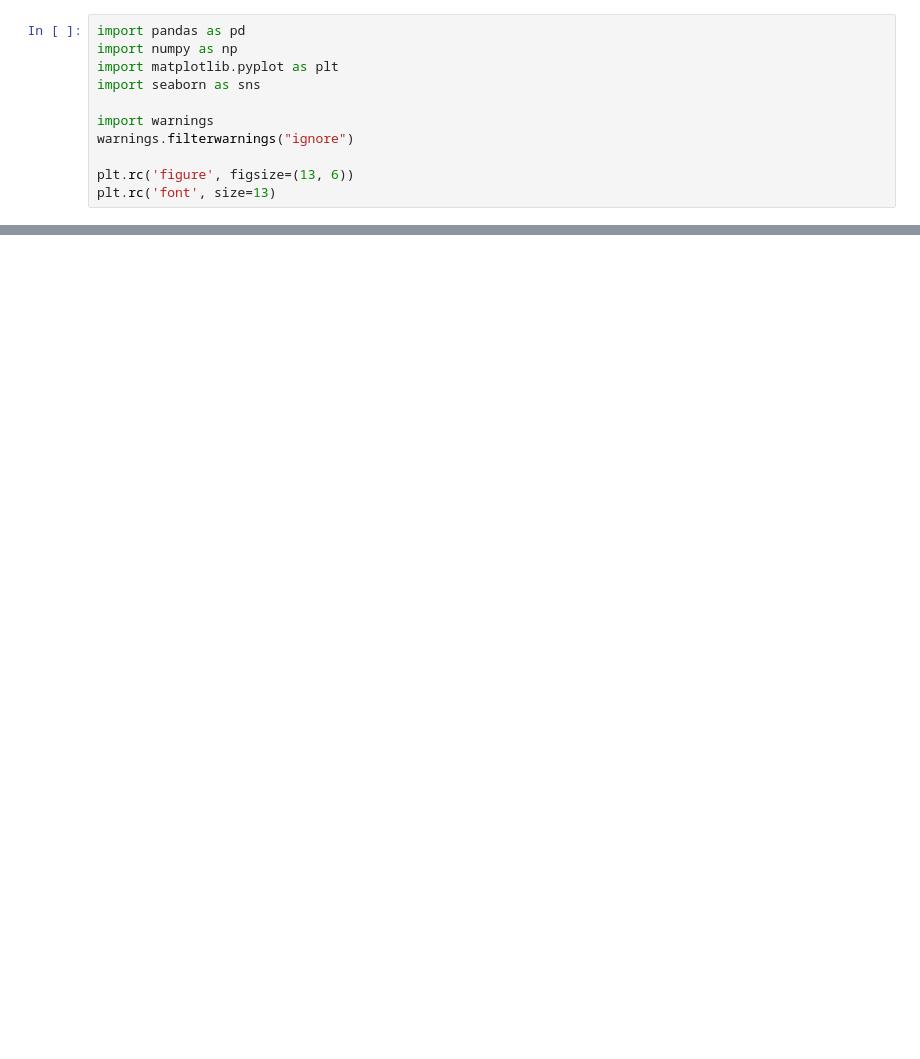
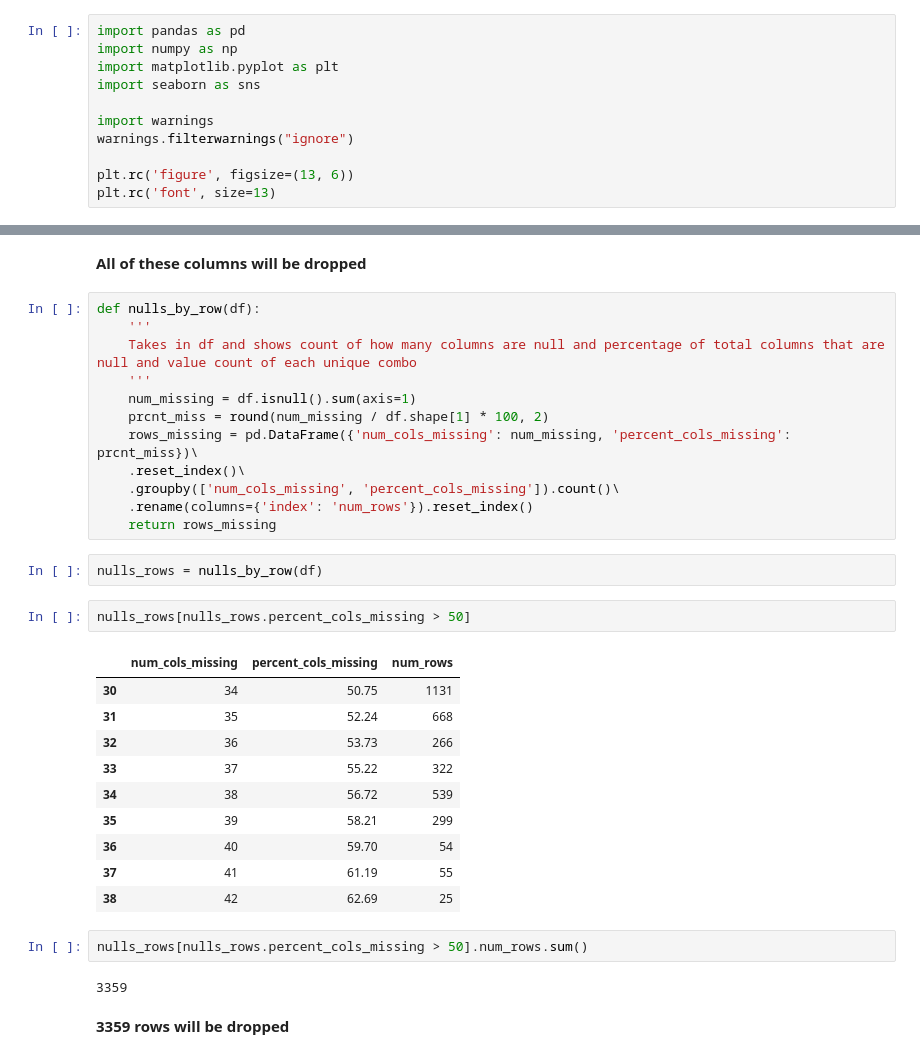
Before and after one commit to adam-talbot/used-cars-regression, a Jupyter notebook: scratchpad.ipynb, the cells around one changed output, grey strips where cells are left out. Cells and saved outputs as stored; diff of their text form; blank space fills up the shorter version.

```diff
--- a/scratchpad.ipynb
+++ b/scratchpad.ipynb
@@ -41,0 +110,35 @@ Name: city, dtype: int64
+# %% [markdown]
+**All of these columns will be dropped**
+# %%
+def nulls_by_row(df):
+    '''
+    Takes in df and shows count of how many columns are null and percentage of total columns that are null and value count of each unique combo
+    '''
+    num_missing = df.isnull().sum(axis=1)
+    prcnt_miss = round(num_missing / df.shape[1] * 100, 2)
+    rows_missing = pd.DataFrame({'num_cols_missing': num_missing, 'percent_cols_missing': prcnt_miss})\
+    .reset_index()\
+    .groupby(['num_cols_missing', 'percent_cols_missing']).count()\
+    .rename(columns={'index': 'num_rows'}).reset_index()
+    return rows_missing
+# %%
+nulls_rows = nulls_by_row(df)
+# %%
+nulls_rows[nulls_rows.percent_cols_missing > 50]
+# %% [output]
+|  | num_cols_missing | percent_cols_missing | num_rows |
+| 30 | 34 | 50.75 | 1131 |
+| 31 | 35 | 52.24 | 668 |
+| 32 | 36 | 53.73 | 266 |
+| 33 | 37 | 55.22 | 322 |
+| 34 | 38 | 56.72 | 539 |
+| 35 | 39 | 58.21 | 299 |
+| 36 | 40 | 59.70 | 54 |
+| 37 | 41 | 61.19 | 55 |
+| 38 | 42 | 62.69 | 25 |
+# %%
+nulls_rows[nulls_rows.percent_cols_missing > 50].num_rows.sum()
+# %% [output]
+3359
+# %% [markdown]
+**3359 rows will be dropped**
```
Also changed, not shown: parts of 39 cells of this notebook.
